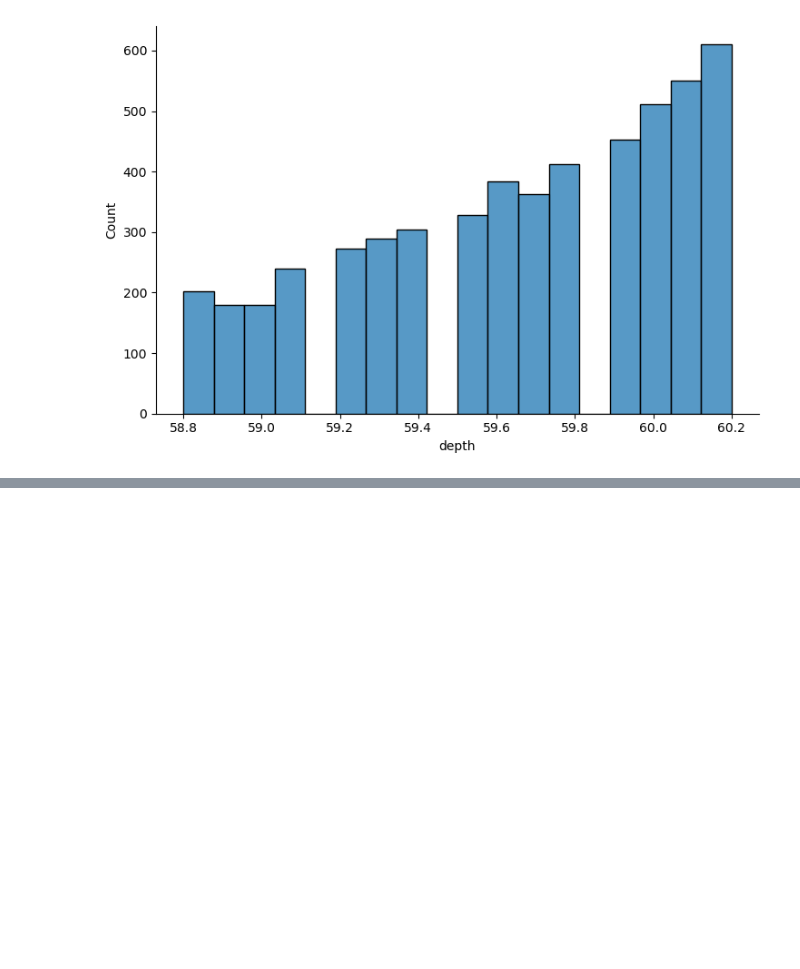
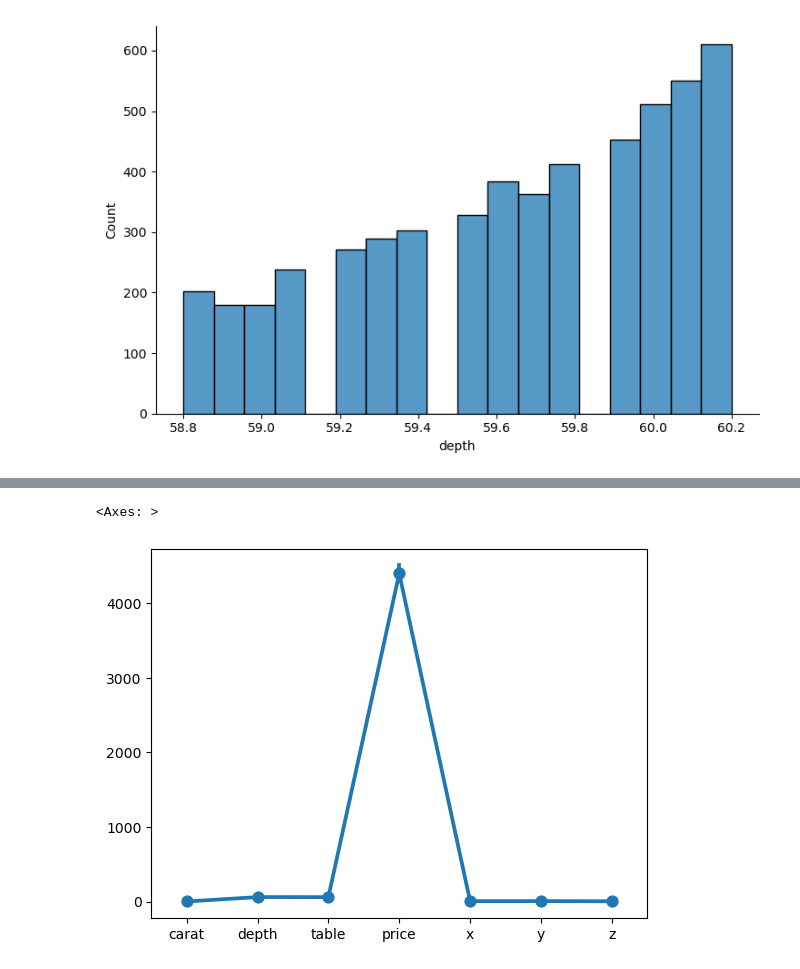
Before and after one commit to ManuelMF/College, a Jupyter notebook: SBD/Tema01/Tareas/03.diamonts.ipynb, the cells around one changed output, grey strips where cells are left out. Drawn from its saved outputs; the diff is of its cells as text; code cells hidden in the pictures; blank space fills up the shorter version.

```diff
--- a/SBD/Tema01/Tareas/03.diamonts.ipynb
+++ b/SBD/Tema01/Tareas/03.diamonts.ipynb
@@ -175,0 +198,5 @@ sns.displot(df_clean, x="depth", aspect=1.5)
+# %%
+sns.pointplot(df_clean, )
+# %% [output]
+<Axes: >
+[figure, added]
```
Also changed, not shown: parts of 5 cells of this notebook, 7 other files.
